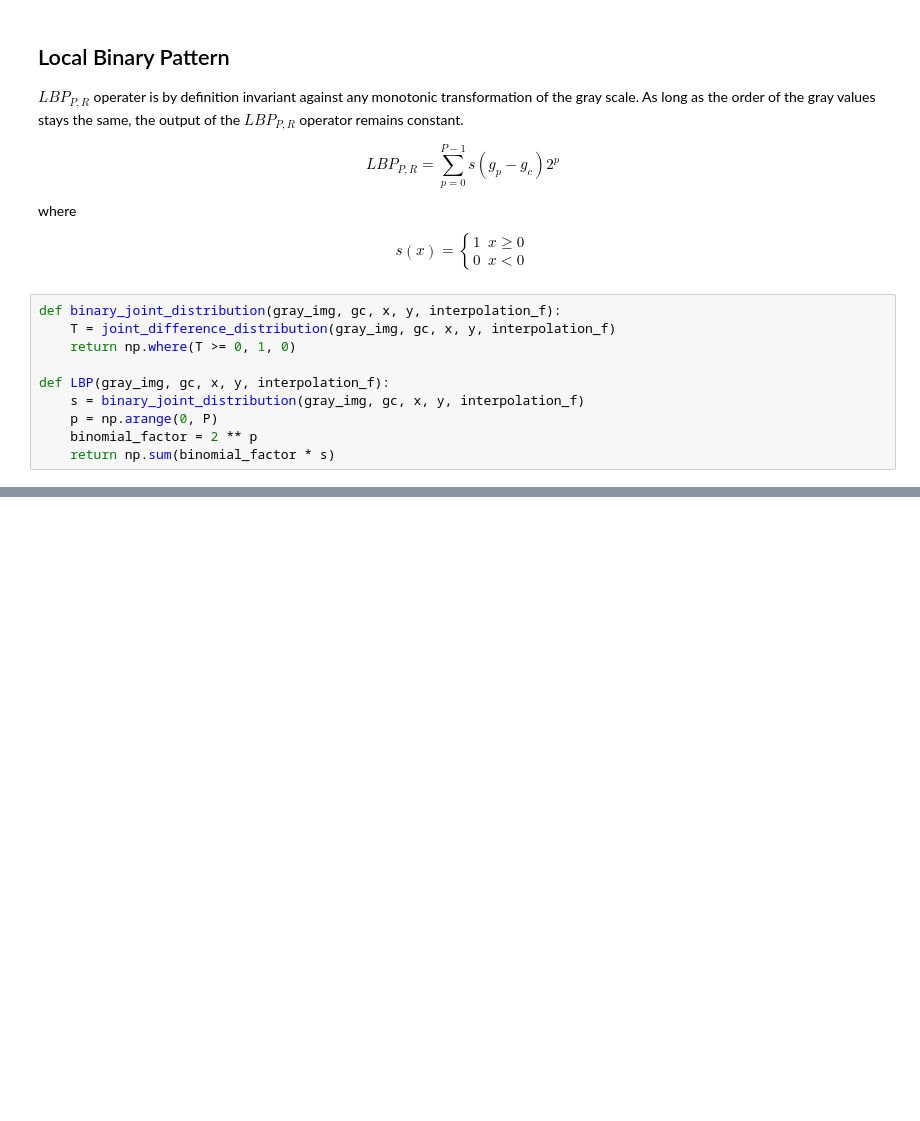
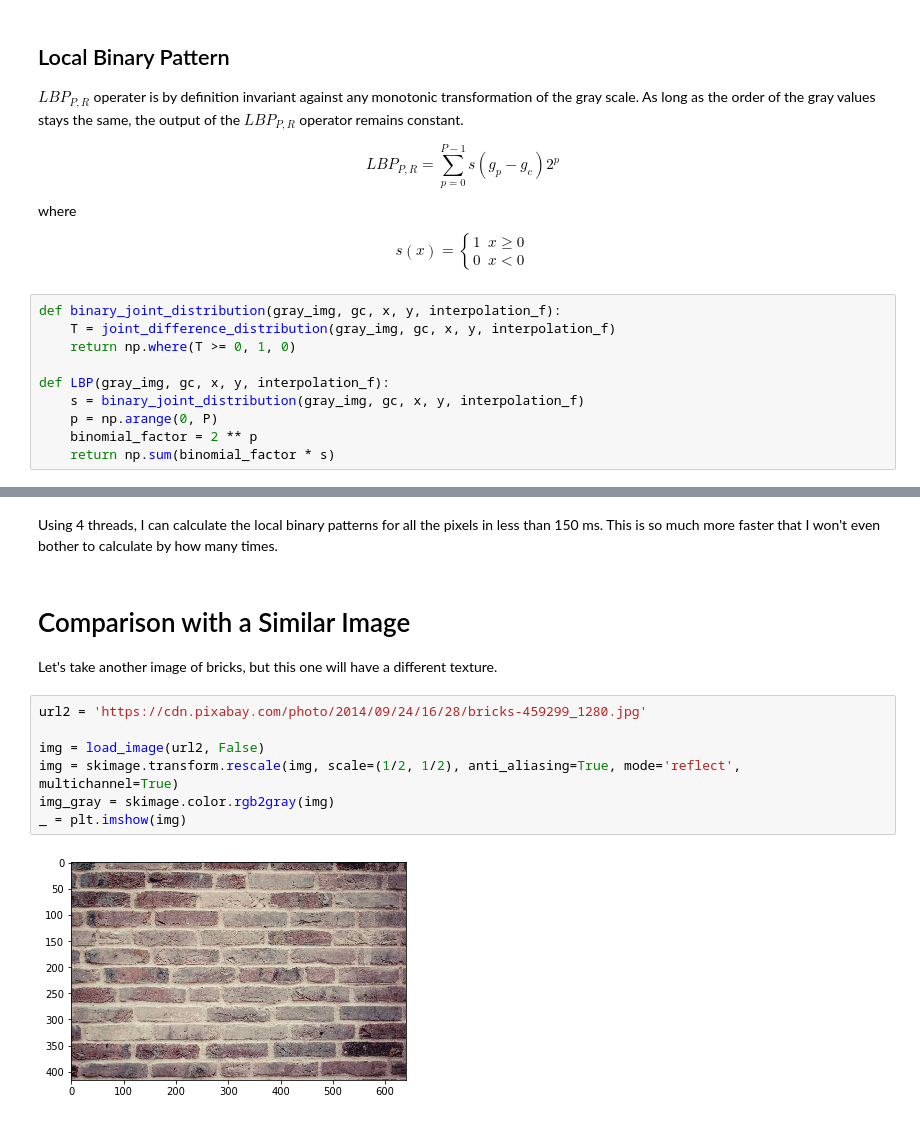
Before and after one commit to ocampor/notebooks, a Jupyter notebook: notebooks/image/features/local-binary-patterns.ipynb, the cells around one changed output, grey strips where cells are left out. Cells and saved outputs as stored; diff of their text form; blank space fills up the shorter version.

```diff
--- a/notebooks/image/features/local-binary-patterns.ipynb
+++ b/notebooks/image/features/local-binary-patterns.ipynb
@@ -527,0 +492,15 @@ cpdef local_binary_patterns_python(double[:, ::1] image, int P, int R):
+# %% [markdown]
+Using 4 threads, I can calculate the local binary patterns for all the pixels in less than 150 ms. This is so much more faster that I won't even bother to calculate by how many times.
+# %% [markdown]
+# Comparison with a Similar Image
+
+Let's take another image of bricks, but this one will have a different texture.
+# %%
+url2 = 'https://cdn.pixabay.com/photo/2014/09/24/16/28/bricks-459299_1280.jpg'
+
+img = load_image(url2, False)
+img = skimage.transform.rescale(img, scale=(1/2, 1/2), anti_aliasing=True, mode='reflect', multichannel=True)
+img_gray = skimage.color.rgb2gray(img)
+_ = plt.imshow(img)
+# %% [output]
+[figure, added]
```
Also changed, not shown: parts of 24 cells of this notebook.
